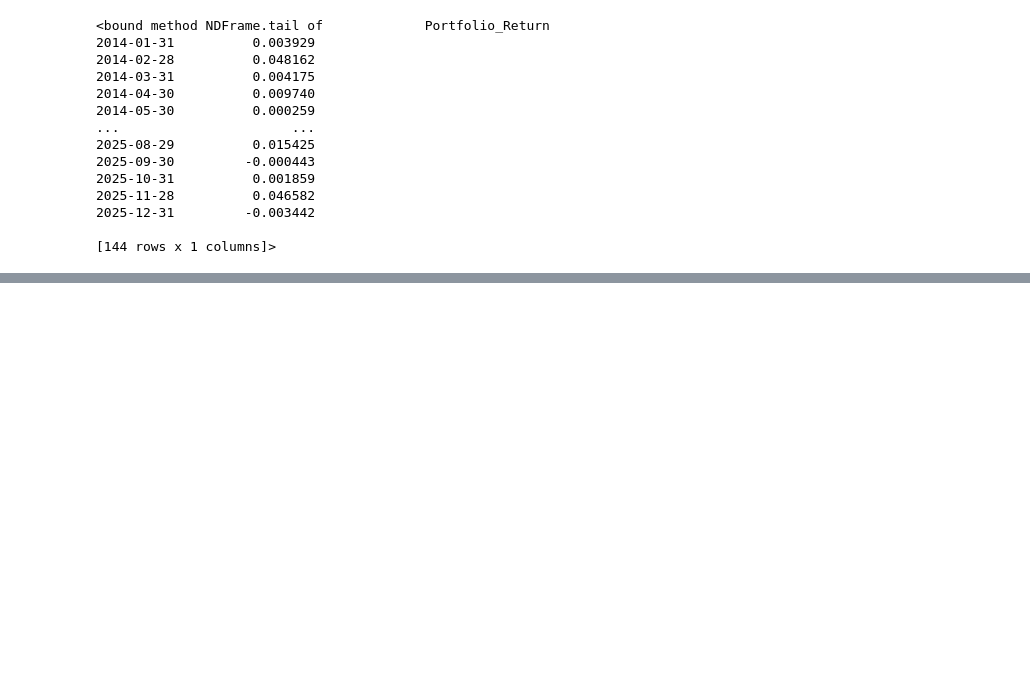
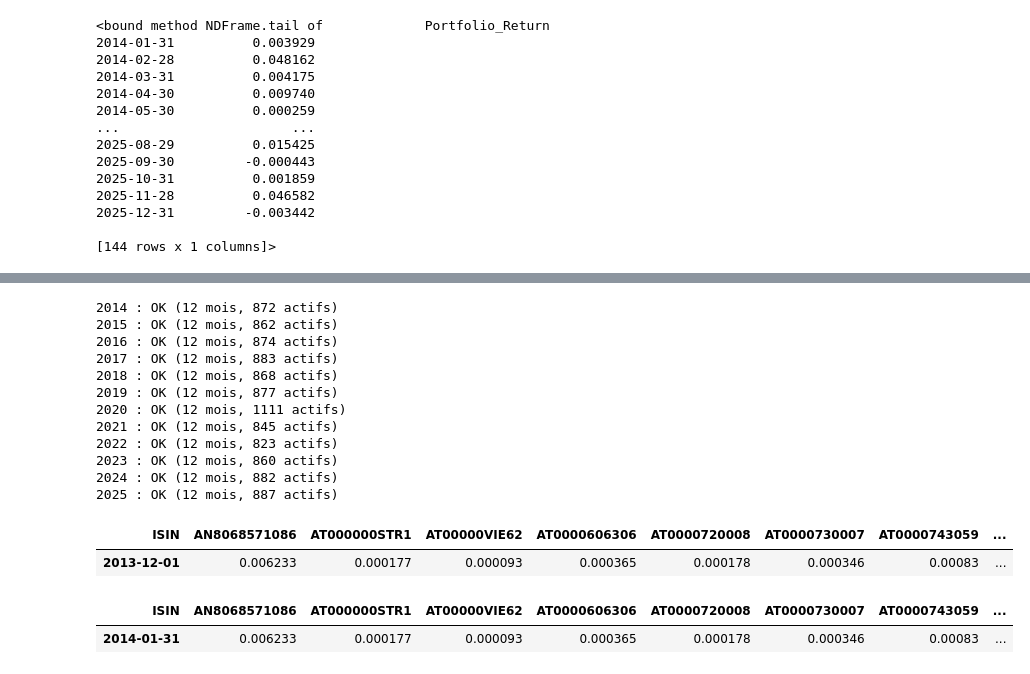
Before and after one commit to Dianebodenreider/SAAM, a Jupyter notebook: notebooks/saam_part1.ipynb, the cells around one changed output, grey strips where cells are left out. Cells and saved outputs as stored; diff of their text form; code cells hidden in the pictures; blank space fills up the shorter version.

```diff
--- a/notebooks/saam_part1.ipynb
+++ b/notebooks/saam_part1.ipynb
@@ -1481,0 +1765,51 @@ Volatilité mensuelle : 3.60%
+# %%
+def compute_weighted_mcap(mcap_by_year: dict) -> dict:
+    """
+    Calcule les poids value-weighted à partir des market caps.
+
+    Pour chaque mois :
+    w_i = Cap_i / somme(Cap)
+
+    Returns:
+        dict {year: DataFrame des poids}
+    """
+
+    weighted_mcap_by_year = {}
+
+    for year, mcap_data in mcap_by_year.items():
+
+        if mcap_data.empty:
+            print(f"{year} : pas de données")
+            weighted_mcap_by_year[year] = pd.DataFrame()
+            continue
+
+        # Calcul des poids
+        weighted_mcap = mcap_data.div(mcap_data.sum(axis=1), axis=0)
+
+        weighted_mcap_by_year[year] = weighted_mcap
+
+        print(f"{year} : OK ({weighted_mcap.shape[0]} mois, {weighted_mcap.shape[1]} actifs)")
+
+    return weighted_mcap_by_year
+
+weighted_mcap_by_year = compute_weighted_mcap(mcap_by_year)
+
+display(weighted_mcap_by_year["2014"].head(1))
+display(w1)
+# %% [output]
+2014 : OK (12 mois, 872 actifs)
+2015 : OK (12 mois, 862 actifs)
+2016 : OK (12 mois, 874 actifs)
+2017 : OK (12 mois, 883 actifs)
+2018 : OK (12 mois, 868 actifs)
+2019 : OK (12 mois, 877 actifs)
+2020 : OK (12 mois, 1111 actifs)
+2021 : OK (12 mois, 845 actifs)
+2022 : OK (12 mois, 823 actifs)
+2023 : OK (12 mois, 860 actifs)
+2024 : OK (12 mois, 882 actifs)
+2025 : OK (12 mois, 887 actifs)
+| ISIN | AN8068571086 | AT000000STR1 | AT00000VIE62 | AT0000606306 | AT0000720008 | AT0000730007 | AT0000743059 | ... |
+| 2013-12-01 | 0.006233 | 0.000177 | 0.000093 | 0.000365 | 0.000178 | 0.000346 | 0.00083 | ... |
+| ISIN | AN8068571086 | AT000000STR1 | AT00000VIE62 | AT0000606306 | AT0000720008 | AT0000730007 | AT0000743059 | ... |
+| 2014-01-31 | 0.006233 | 0.000177 | 0.000093 | 0.000365 | 0.000178 | 0.000346 | 0.00083 | ... |
```
Also changed, not shown: parts of 24 cells of this notebook, 2 other files.
